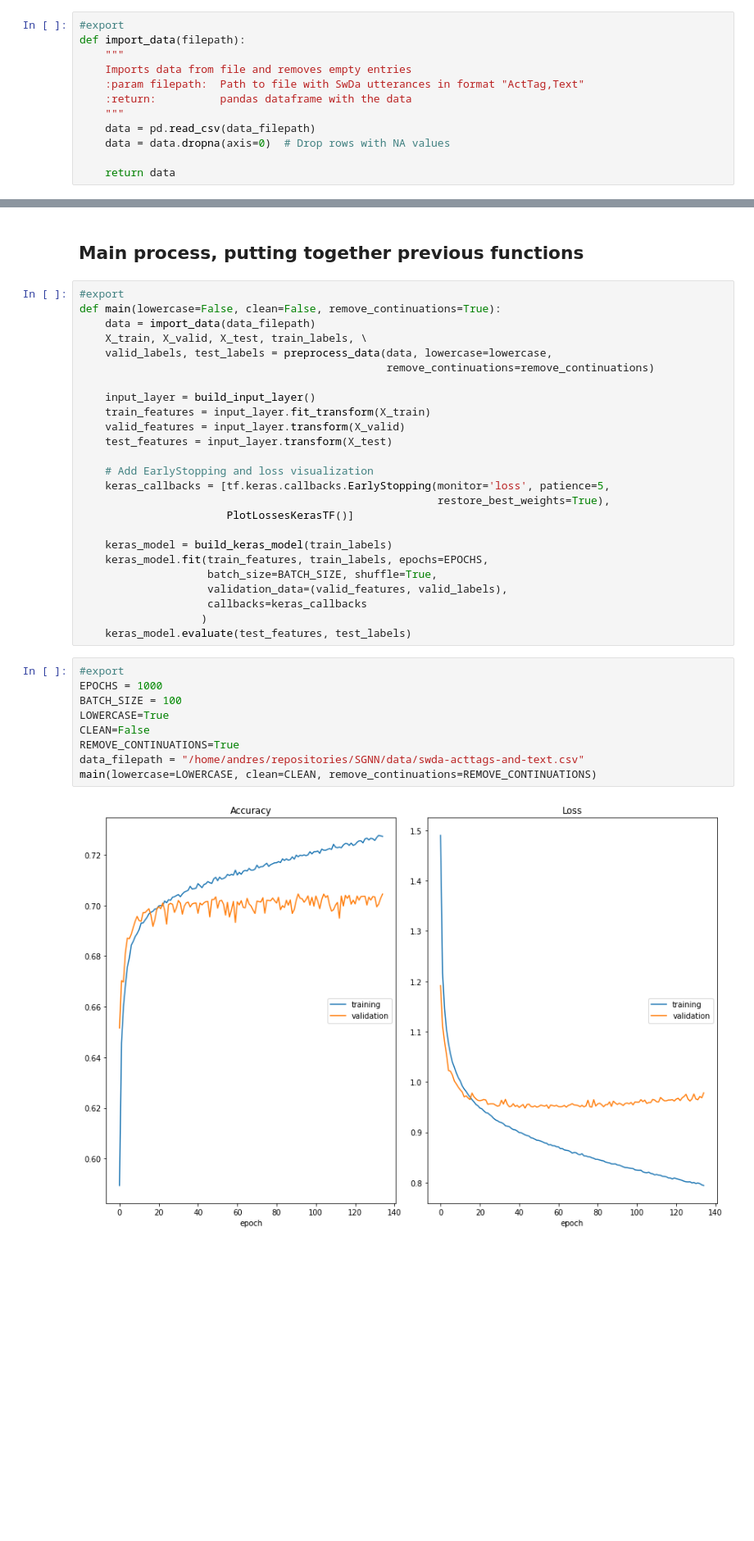
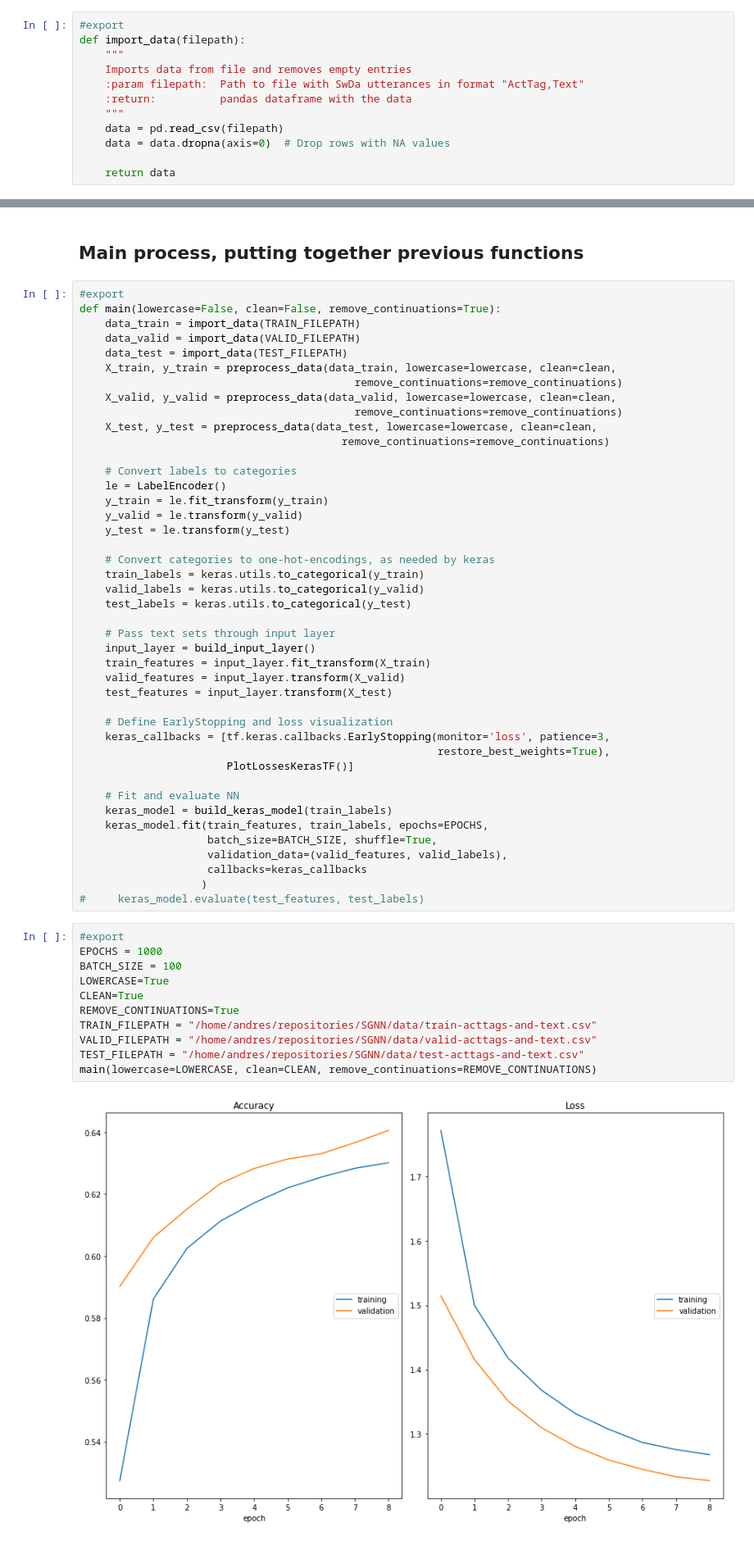
Before and after one commit to glicerico/SGNN, a Jupyter notebook: 00_core.ipynb, the cells around one changed output, grey strips where cells are left out. Shown: that part at 82% size. Saved outputs shown, nothing was run; the diff lists cells and outputs as text; blank space fills up the shorter version.

```diff
--- a/00_core.ipynb
+++ b/00_core.ipynb
@@ -44,7 +44,7 @@ def import_data(filepath):
     :param filepath:  Path to file with SwDa utterances in format "ActTag,Text"
     :return:          pandas dataframe with the data
     """
-    data = pd.read_csv(data_filepath)
+    data = pd.read_csv(filepath)
     data = data.dropna(axis=0)  # Drop rows with NA values
 
     return data
@@ -223,37 +210,57 @@ def build_keras_model(train_labels):
 # %%
 #export
 def main(lowercase=False, clean=False, remove_continuations=True):
-    data = import_data(data_filepath)
-    X_train, X_valid, X_test, train_labels, \
-    valid_labels, test_labels = preprocess_data(data, lowercase=lowercase,
-                                                remove_continuations=remove_continuations)
+    data_train = import_data(TRAIN_FILEPATH)
+    data_valid = import_data(VALID_FILEPATH)
+    data_test = import_data(TEST_FILEPATH)
+    X_train, y_train = preprocess_data(data_train, lowercase=lowercase, clean=clean,
+                                           remove_continuations=remove_continuations)
+    X_valid, y_valid = preprocess_data(data_valid, lowercase=lowercase, clean=clean,
+                                           remove_continuations=remove_continuations)
+    X_test, y_test = preprocess_data(data_test, lowercase=lowercase, clean=clean,
+                                         remove_continuations=remove_continuations)
 
+    # Convert labels to categories
+    le = LabelEncoder()
+    y_train = le.fit_transform(y_train)
+    y_valid = le.transform(y_valid)
+    y_test = le.transform(y_test)
+
+    # Convert categories to one-hot-encodings, as needed by keras
+    train_labels = keras.utils.to_categorical(y_train)
+    valid_labels = keras.utils.to_categorical(y_valid)
+    test_labels = keras.utils.to_categorical(y_test)
+
+    # Pass text sets through input layer
     input_layer = build_input_layer()
     train_features = input_layer.fit_transform(X_train)
     valid_features = input_layer.transform(X_valid)
     test_features = input_layer.transform(X_test)
 
-    # Add EarlyStopping and loss visualization
-    keras_callbacks = [tf.keras.callbacks.EarlyStopping(monitor='loss', patience=5,
+    # Define EarlyStopping and loss visualization
+    keras_callbacks = [tf.keras.callbacks.EarlyStopping(monitor='loss', patience=3,
                                                         restore_best_weights=True),
                        PlotLossesKerasTF()]
 
+    # Fit and evaluate NN
     keras_model = build_keras_model(train_labels)
     keras_model.fit(train_features, train_labels, epochs=EPOCHS,
                     batch_size=BATCH_SIZE, shuffle=True,
                     validation_data=(valid_features, valid_labels),
                     callbacks=keras_callbacks
                    )
-    keras_model.evaluate(test_features, test_labels)
+#     keras_model.evaluate(test_features, test_labels)
 # %%
 #export
 EPOCHS = 1000
 BATCH_SIZE = 100
 LOWERCASE=True
-CLEAN=False
+CLEAN=True
 REMOVE_CONTINUATIONS=True
-data_filepath = "/home/andres/repositories/SGNN/data/swda-acttags-and-text.csv"
+TRAIN_FILEPATH = "/home/andres/repositories/SGNN/data/train-acttags-and-text.csv"
+VALID_FILEPATH = "/home/andres/repositories/SGNN/data/valid-acttags-and-text.csv"
+TEST_FILEPATH = "/home/andres/repositories/SGNN/data/test-acttags-and-text.csv"
 main(lowercase=LOWERCASE, clean=CLEAN, remove_continuations=REMOVE_CONTINUATIONS)
 # %% [output]
-[figure, old version]
+[figure, new version]
 Accuracy
```
Also changed, not shown: parts of 4 cells of this notebook.
